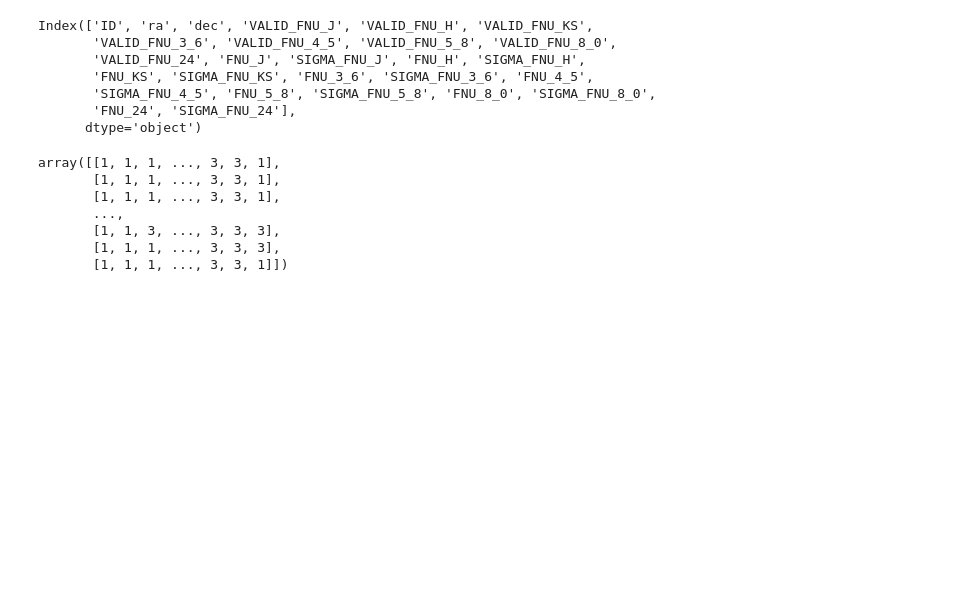
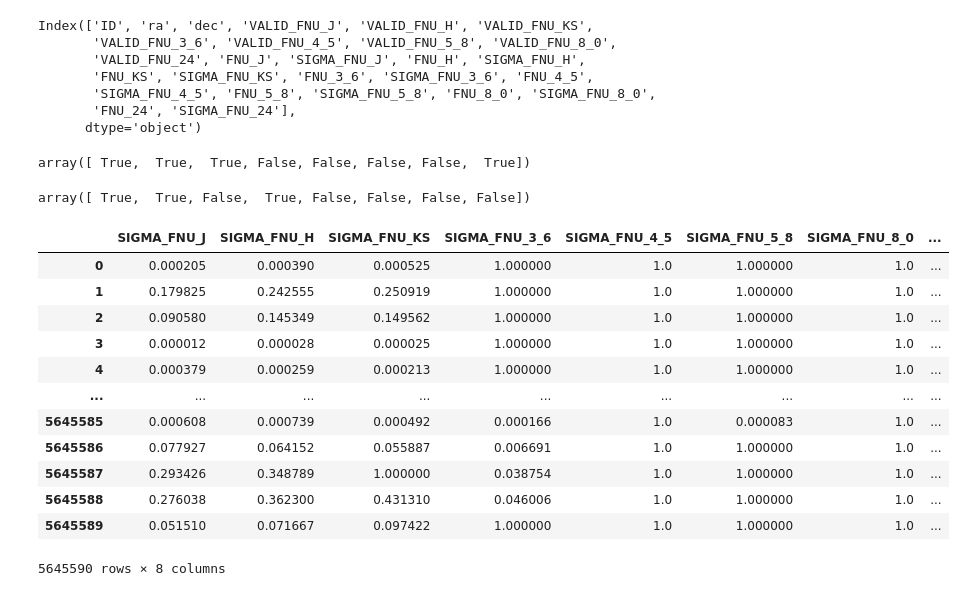
Before and after one commit to jridenba/REU-Notebooks, a Jupyter notebook: Unpickle SESNA.ipynb, the cells around one changed output. Saved outputs shown, nothing was run; the diff lists cells and outputs as text; code cells hidden in the pictures; blank space fills up the shorter version.

```diff
--- a/Unpickle SESNA.ipynb
+++ b/Unpickle SESNA.ipynb
@@ -90,14 +90,28 @@ Index(['ID', 'ra', 'dec', 'VALID_FNU_J', 'VALID_FNU_H', 'VALID_FNU_KS',
        'FNU_24', 'SIGMA_FNU_24'],
       dtype='object')
 # %%
-mask = df2.iloc[:,3:11]
-mask = np.array(mask.iloc[:,0:8])
-mask
+mask = np.array(df2.iloc[:,3:11])
+mask = np.array([[True if x == 1 else False for x in y] for y in mask])
+mask[0]
 # %% [output]
-array([[1, 1, 1, ..., 3, 3, 1],
-       [1, 1, 1, ..., 3, 3, 1],
-       [1, 1, 1, ..., 3, 3, 1],
-       ...,
-       [1, 1, 3, ..., 3, 3, 3],
-       [1, 1, 1, ..., 3, 3, 3],
-       [1, 1, 1, ..., 3, 3, 1]])
+array([ True,  True,  True, False, False, False, False,  True])
+# %%
+mask[-3]
+# %% [output]
+array([ True,  True, False,  True, False, False, False, False])
+# %%
+df_nor.iloc[:,12:27:2].div(df_nor_error.to_numpy())
+# %% [output]
+|  | SIGMA_FNU_J | SIGMA_FNU_H | SIGMA_FNU_KS | SIGMA_FNU_3_6 | SIGMA_FNU_4_5 | SIGMA_FNU_5_8 | SIGMA_FNU_8_0 | ... |
+| 0 | 0.000205 | 0.000390 | 0.000525 | 1.000000 | 1.0 | 1.000000 | 1.0 | ... |
+| 1 | 0.179825 | 0.242555 | 0.250919 | 1.000000 | 1.0 | 1.000000 | 1.0 | ... |
+| 2 | 0.090580 | 0.145349 | 0.149562 | 1.000000 | 1.0 | 1.000000 | 1.0 | ... |
+| 3 | 0.000012 | 0.000028 | 0.000025 | 1.000000 | 1.0 | 1.000000 | 1.0 | ... |
+| 4 | 0.000379 | 0.000259 | 0.000213 | 1.000000 | 1.0 | 1.000000 | 1.0 | ... |
+| ... | ... | ... | ... | ... | ... | ... | ... | ... |
+| 5645585 | 0.000608 | 0.000739 | 0.000492 | 0.000166 | 1.0 | 0.000083 | 1.0 | ... |
+| 5645586 | 0.077927 | 0.064152 | 0.055887 | 0.006691 | 1.0 | 1.000000 | 1.0 | ... |
+| 5645587 | 0.293426 | 0.348789 | 1.000000 | 0.038754 | 1.0 | 1.000000 | 1.0 | ... |
+| 5645588 | 0.276038 | 0.362300 | 0.431310 | 0.046006 | 1.0 | 1.000000 | 1.0 | ... |
+| 5645589 | 0.051510 | 0.071667 | 0.097422 | 1.000000 | 1.0 | 1.000000 | 1.0 | ... |
+5645590 rows × 8 columns
```
Also changed, not shown: parts of 4 cells of this notebook.
